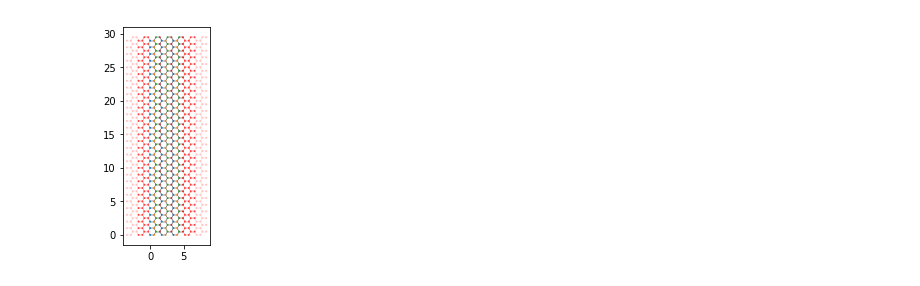
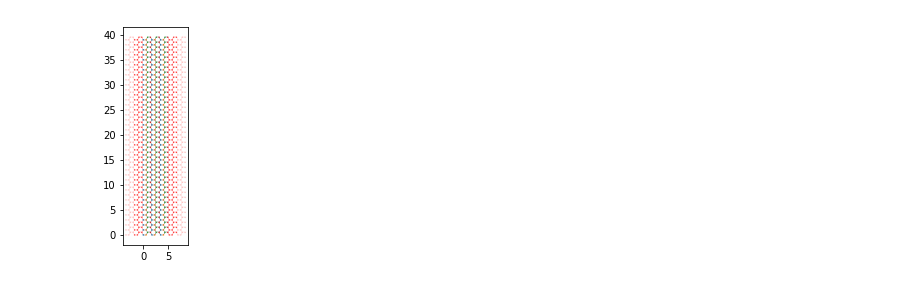
Before and after one commit to hassan-shap/CAR, a Jupyter notebook: graphene_spinful_bands.ipynb, the cells around one changed output. Cells and saved outputs as stored; diff of their text form; code cells hidden in the pictures.

```diff
--- a/graphene_spinful_bands.ipynb
+++ b/graphene_spinful_bands.ipynb
@@ -73,14 +73,14 @@ def make_system(W=200, L=200, gn=0, m=0.1, mu=0.6, phi=0):
     return syst
 # %%
 # Wsc must be multiples of eight
-W=30
+W=40
 L=4
 syst = make_system(W=W, L=L)
 # Check that the system looks as intended.
 # kwant.plot(syst, colorbar=False,fig_size=(40,10),num_lead_cells=2)
 kwant.plot(syst,num_lead_cells=2)
 # Finalize the system.
 syst = syst.finalized()
 # %% [output]
-[figure, old version]
+[figure, new version]
 # %%
```
Also changed, not shown: parts of 2 cells of this notebook, 14 other files.
